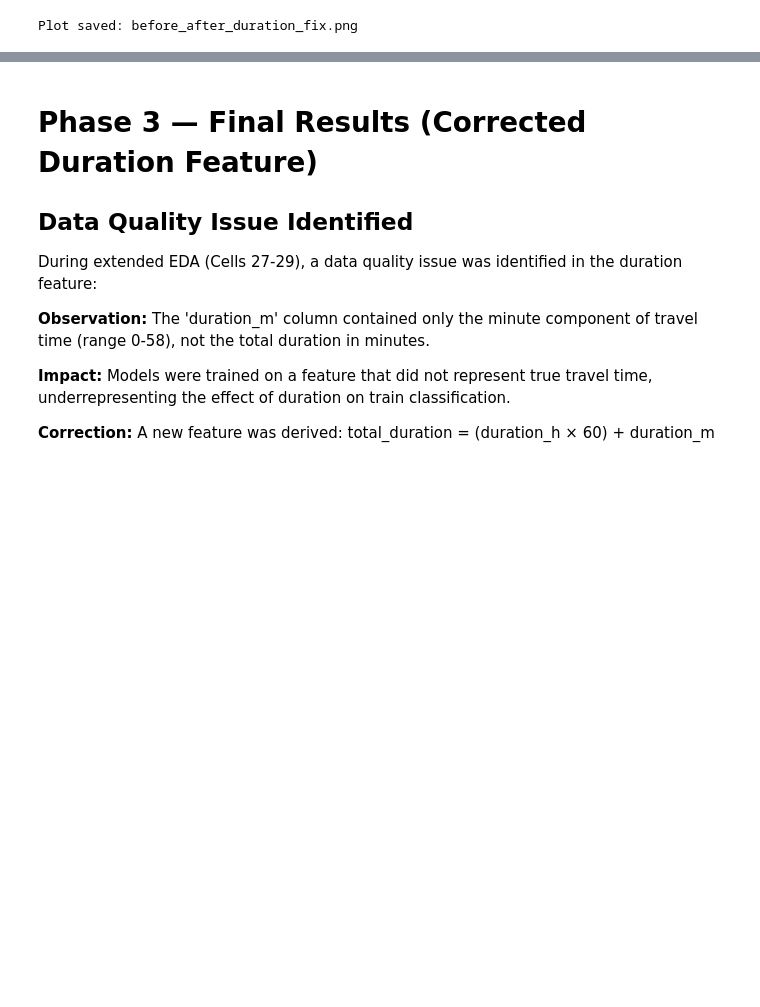
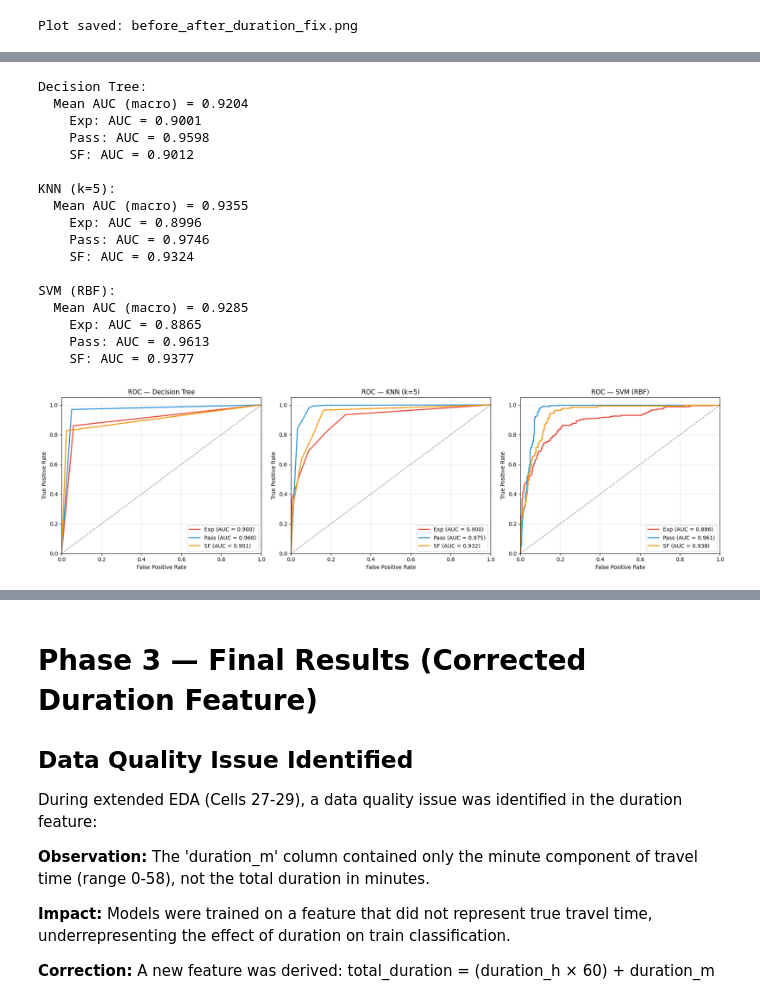
Before and after one commit to rajputpri/Indian-Railway-Train, a Jupyter notebook: notebooks/main_notebook.ipynb, the cells around one changed output, grey strips where cells are left out. Saved outputs shown, nothing was run; the diff lists cells and outputs as text; code cells hidden in the pictures; blank space fills up the shorter version.

```diff
--- a/notebooks/main_notebook.ipynb
+++ b/notebooks/main_notebook.ipynb
@@ -2174,0 +2206,62 @@ Plot saved: before_after_duration_fix.png
+# %%
+# Cell 30b: ROC Curve and AUC Analysis (Final Models)
+from sklearn.metrics import roc_curve, auc
+from sklearn.preprocessing import label_binarize
+from sklearn.tree import DecisionTreeClassifier
+from sklearn.neighbors import KNeighborsClassifier
+from sklearn.svm import SVC
+import matplotlib.pyplot as plt
+import numpy as np
+
+print("=" * 60)
+print("ROC CURVE AND AUC ANALYSIS")
+print("=" * 60)
+
+# Binarize target labels for one-vs-rest ROC
+classes_order = ['Exp', 'Pass', 'SF']
+y_test_bin = label_binarize(y_test, classes=classes_order)
+
+# Train models with probability output (required for ROC)
+dt_roc = DecisionTreeClassifier(random_state=42).fit(X_train_scaled, y_train)
+knn_roc = KNeighborsClassifier(n_neighbors=5).fit(X_train_scaled, y_train)
+svm_roc = SVC(kernel='rbf', probability=True, random_state=42).fit(X_train_scaled, y_train)
+
+# Compute and visualize ROC for each model
+fig, axes = plt.subplots(1, 3, figsize=(18, 5))
+colors = ['#e74c3c', '#3498db', '#f39c12']  # Exp, Pass, SF
+model_list = [
+    ('Decision Tree', dt_roc, axes[0]),
+    ('KNN (k=5)', knn_roc, axes[1]),
+    ('SVM (RBF)', svm_roc, axes[2]),
+]
+
+for model_name, model, ax in model_list:
+    y_score = model.predict_proba(X_test_scaled)
+    auc_scores = []
+
+    for i, cls in enumerate(classes_order):
+        fpr, tpr, _ = roc_curve(y_test_bin[:, i], y_score[:, i])
+        roc_auc = auc(fpr, tpr)
+        auc_scores.append(roc_auc)
+        ax.plot(fpr, tpr, color=colors[i], lw=2,
+                label=f'{cls} (AUC = {roc_auc:.3f})')
+
+    ax.plot([0, 1], [0, 1], 'k--', lw=1, alpha=0.5)
+    ax.set_xlim([0.0, 1.0])
+    ax.set_ylim([0.0, 1.05])
+    ax.set_xlabel('False Positive Rate')
+    ax.set_ylabel('True Positive Rate')
+    ax.set_title(f'ROC — {model_name}')
+    ax.legend(loc='lower right')
+    ax.grid(alpha=0.3)
+
+    print(f"\n{model_name}:")
+    print(f"  Mean AUC (macro) = {np.mean(auc_scores):.4f}")
+    for cls, sc in zip(classes_order, auc_scores):
+        print(f"    {cls}: AUC = {sc:.4f}")
+
+plt.tight_layout()
+plt.savefig('../visualizations/roc_curves.png', dpi=100, bbox_inches='tight')
+plt.show()
+print("\nPlot saved: roc_curves.png")
+# %% [output]
@@ -2174,0 +2271,18 @@ Plot saved: before_after_duration_fix.png
+Decision Tree:
+  Mean AUC (macro) = 0.9204
+    Exp: AUC = 0.9001
+    Pass: AUC = 0.9598
+    SF: AUC = 0.9012
+
+KNN (k=5):
+  Mean AUC (macro) = 0.9355
+    Exp: AUC = 0.8996
+    Pass: AUC = 0.9746
+    SF: AUC = 0.9324
+
+SVM (RBF):
+  Mean AUC (macro) = 0.9285
+    Exp: AUC = 0.8865
+    Pass: AUC = 0.9613
+    SF: AUC = 0.9377
+[figure, added]
```
Also changed, not shown: parts of 9 cells of this notebook, 7 other files.
